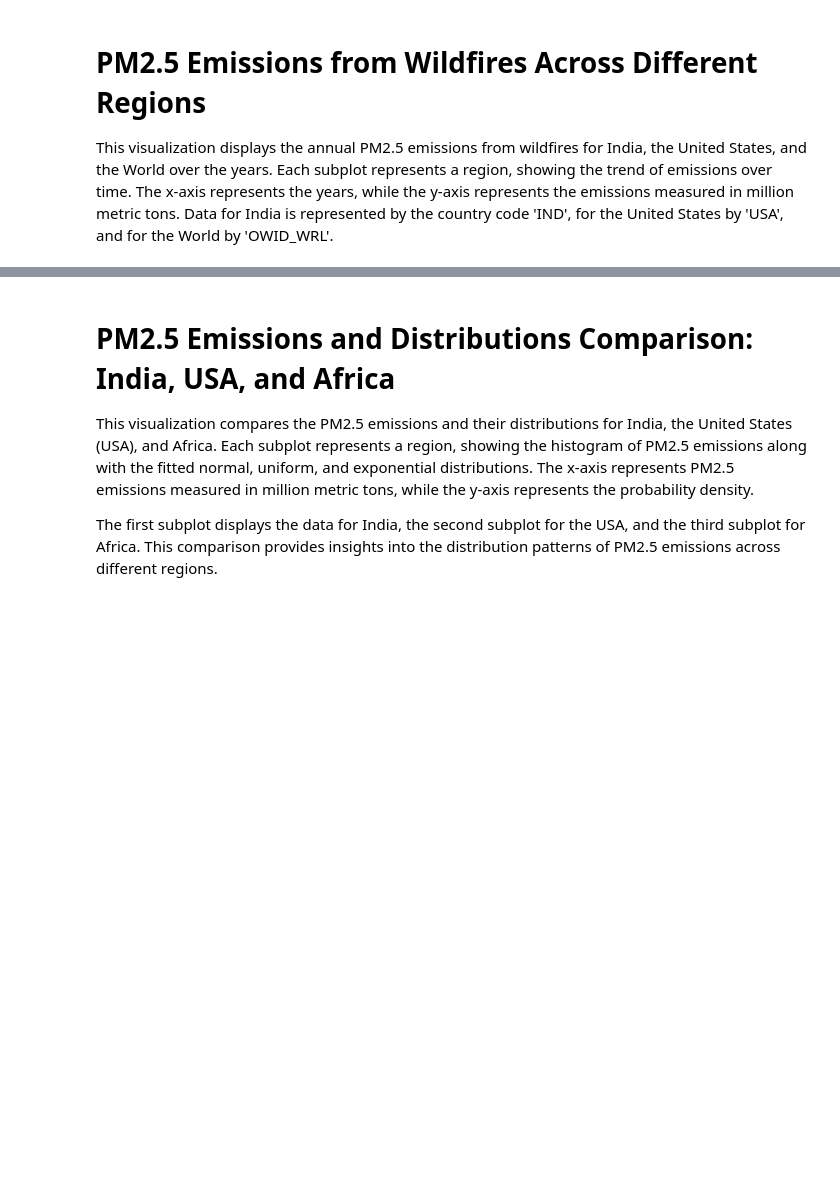
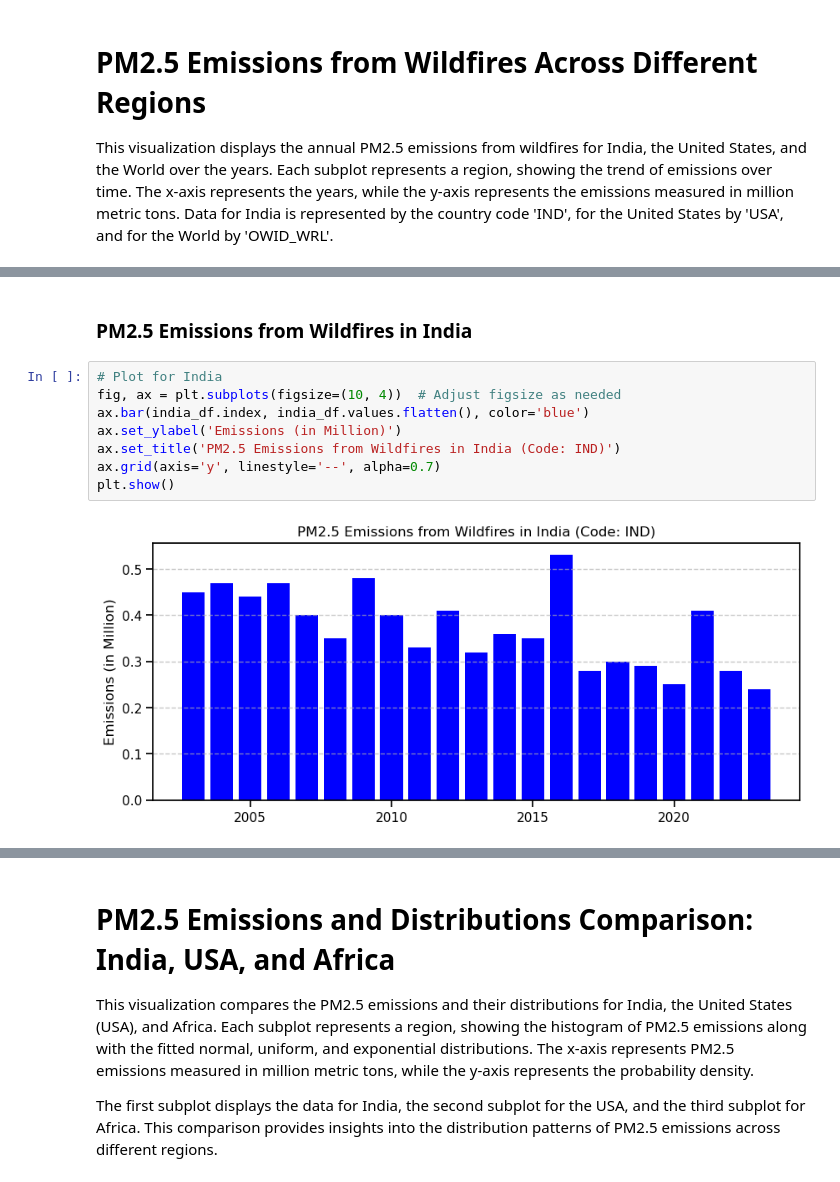
Before and after one commit to INFO6150-DataScience/wildfire-analytics-modelling, a Jupyter notebook: PM2.5_Emissions_from_Wildfires.ipynb, the cells around one changed output, grey strips where cells are left out. Cells and saved outputs as stored; diff of their text form; blank space fills up the shorter version.

```diff
--- a/PM2.5_Emissions_from_Wildfires.ipynb
+++ b/PM2.5_Emissions_from_Wildfires.ipynb
@@ -114,0 +113,12 @@ plt.show()
+# %% [markdown]
+### PM2.5 Emissions from Wildfires in India
+# %%
+# Plot for India
+fig, ax = plt.subplots(figsize=(10, 4))  # Adjust figsize as needed
+ax.bar(india_df.index, india_df.values.flatten(), color='blue')
+ax.set_ylabel('Emissions (in Million)')
+ax.set_title('PM2.5 Emissions from Wildfires in India (Code: IND)')
+ax.grid(axis='y', linestyle='--', alpha=0.7)
+plt.show()
+# %% [output]
+[figure, added]
```
Also changed, not shown: parts of 14 cells of this notebook.
